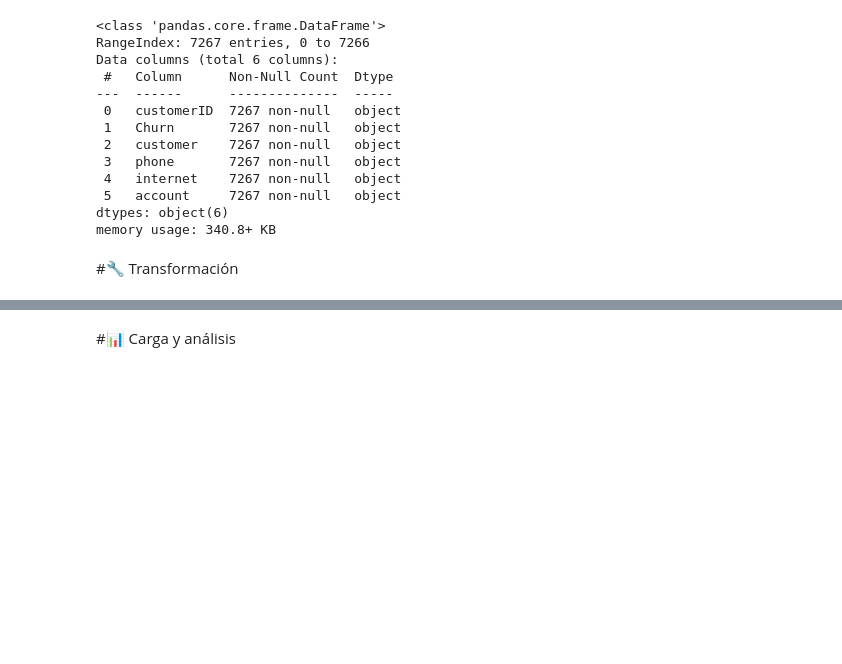
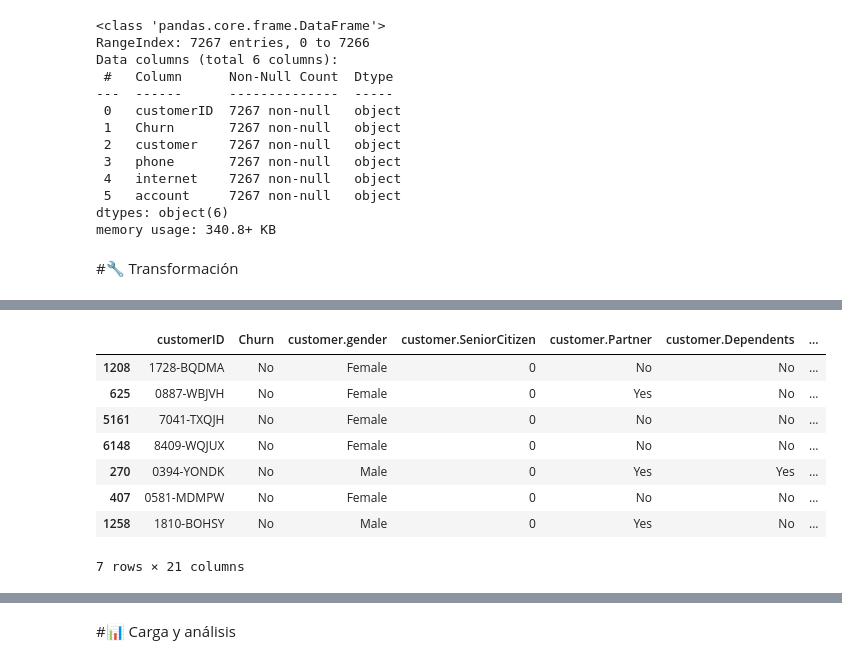
Before and after one commit to Kevincancino26/Challenge-Telecom-X-an-lisis-de-evacion-de-clientes, a Jupyter notebook: TelecomX_LATAM.ipynb, the cells around one changed output, grey strips where cells are left out. Cells and saved outputs as stored; diff of their text form; code cells hidden in the pictures; blank space fills up the shorter version.

```diff
--- a/TelecomX_LATAM.ipynb
+++ b/TelecomX_LATAM.ipynb
@@ -115 +121,4 @@ dtypes: float64(1), int64(2), object(19)
 memory usage: 1.2+ MB
+# %%
+df_normalizado_customer['account.Charges.Total']=df_normalizado_customer['account.Charges.Total'].replace(' ',0.0)
+df_normalizado_customer['account.Charges.Total']=df_normalizado_customer['account.Charges.Total'].astype(np.float64)
@@ -115,0 +187,12 @@ memory usage: 1.2+ MB
+# %%
+df_normalizado_customer.sample(7)
+# %% [output]
+|  | customerID | Churn | customer.gender | customer.SeniorCitizen | customer.Partner | customer.Dependents | ... |
+| 1208 | 1728-BQDMA | No | Female | 0 | No | No | ... |
+| 625 | 0887-WBJVH | No | Female | 0 | Yes | No | ... |
+| 5161 | 7041-TXQJH | No | Female | 0 | No | No | ... |
+| 6148 | 8409-WQJUX | No | Female | 0 | No | No | ... |
+| 270 | 0394-YONDK | No | Male | 0 | Yes | Yes | ... |
+| 407 | 0581-MDMPW | No | Female | 0 | No | No | ... |
+| 1258 | 1810-BOHSY | No | Male | 0 | Yes | No | ... |
+7 rows × 21 columns
```
Also changed, not shown: parts of 8 cells of this notebook.
